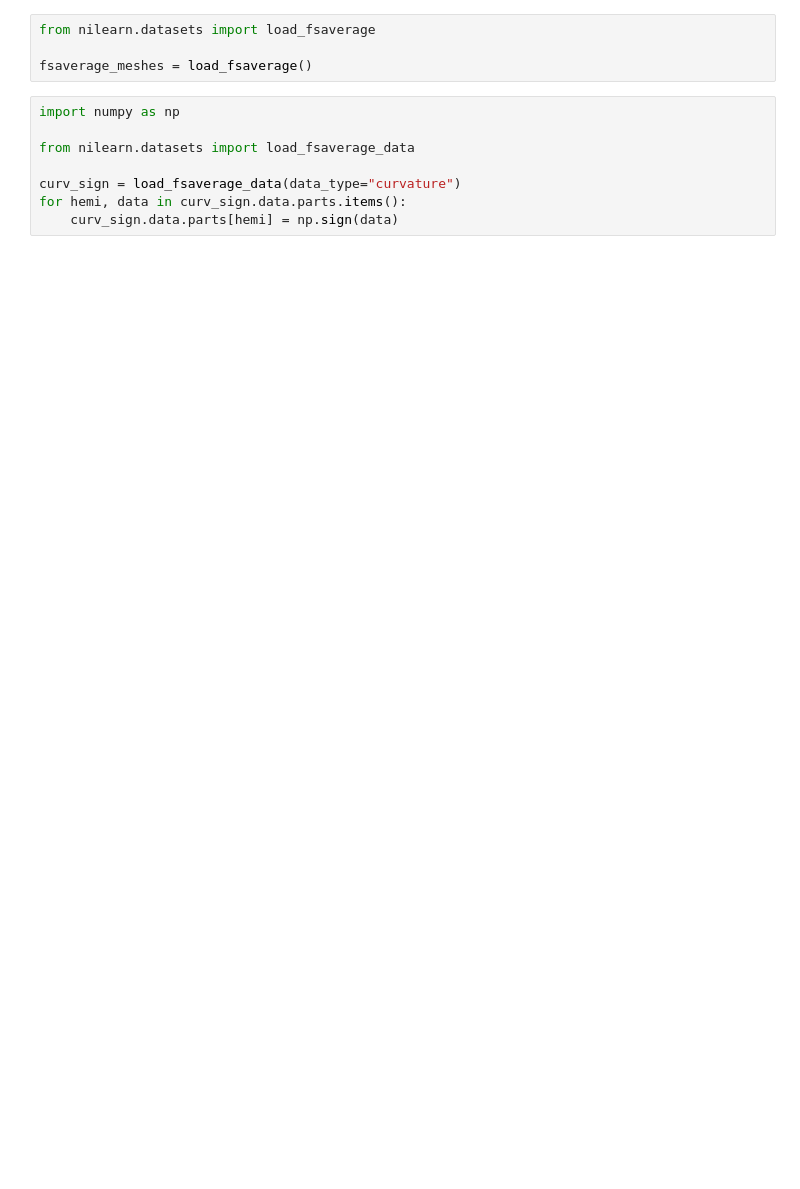
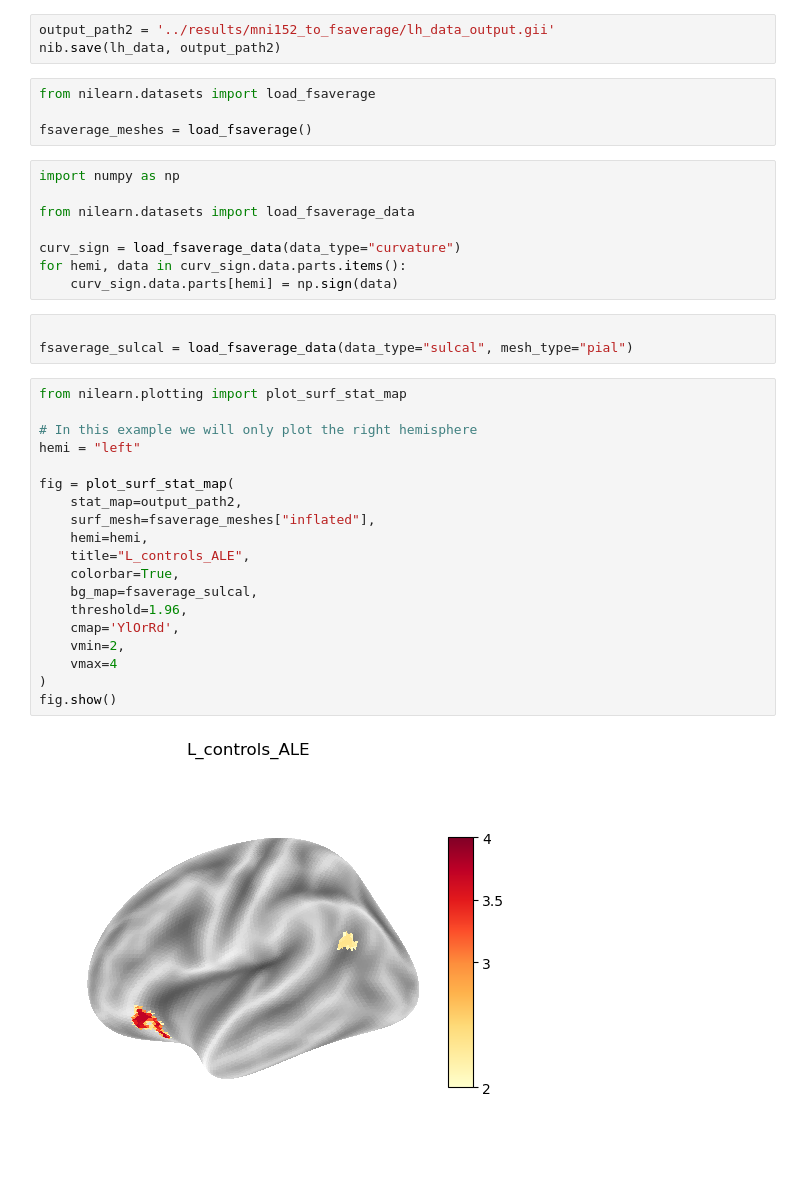
Before and after one commit to shanshan717/Self_Psych_Meta, a Jupyter notebook: code/transform.ipynb, the cells around one changed output. Drawn from its saved outputs; the diff is of its cells as text; blank space fills up the shorter version.

```diff
--- a/code/transform.ipynb
+++ b/code/transform.ipynb
@@ -33,6 +33,9 @@ rh_data
 # %%
 output_path = '../results/mni152_to_fsaverage/rh_data_output.gii'
 nib.save(rh_data, output_path)
+# %%
+output_path2 = '../results/mni152_to_fsaverage/lh_data_output.gii'
+nib.save(lh_data, output_path2)
 # %%
 from nilearn.datasets import load_fsaverage
 
@@ -45,6 +48,30 @@ from nilearn.datasets import load_fsaverage_data
 curv_sign = load_fsaverage_data(data_type="curvature")
 for hemi, data in curv_sign.data.parts.items():
     curv_sign.data.parts[hemi] = np.sign(data)
+# %%
+
+fsaverage_sulcal = load_fsaverage_data(data_type="sulcal", mesh_type="pial")
+# %%
+from nilearn.plotting import plot_surf_stat_map
+
+# In this example we will only plot the right hemisphere
+hemi = "left"
+
+fig = plot_surf_stat_map(
+    stat_map=output_path2,
+    surf_mesh=fsaverage_meshes["inflated"],
+    hemi=hemi,
+    title="L_controls_ALE",
+    colorbar=True,
+    bg_map=fsaverage_sulcal,
+    threshold=1.96,
+    cmap='YlOrRd',
+    vmin=2,
+    vmax=4
+)
+fig.show()
+# %% [output]
+[figure, added]
 # %%
 from nilearn.plotting import plot_surf_stat_map
 
```
Also changed, not shown: parts of 22 cells of this notebook, 3 other files.
